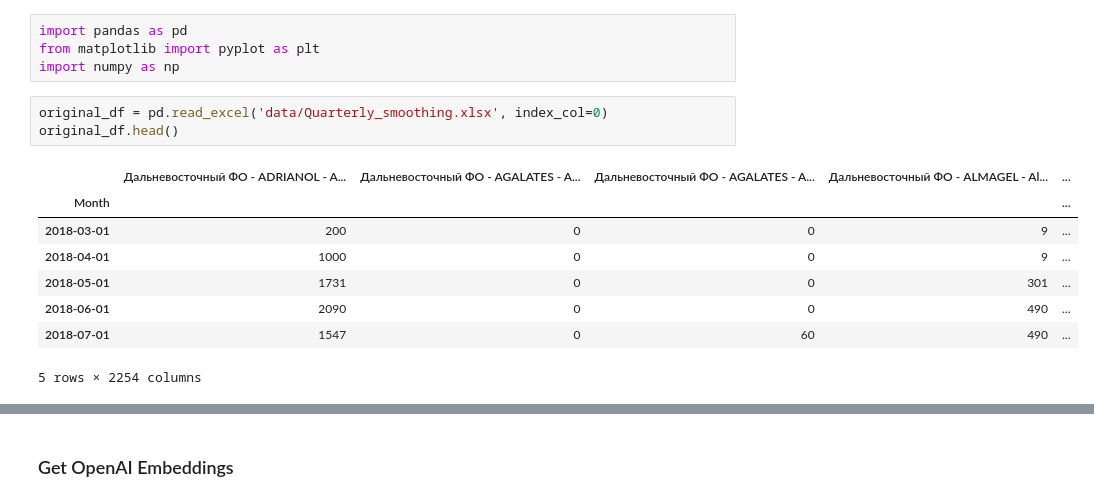
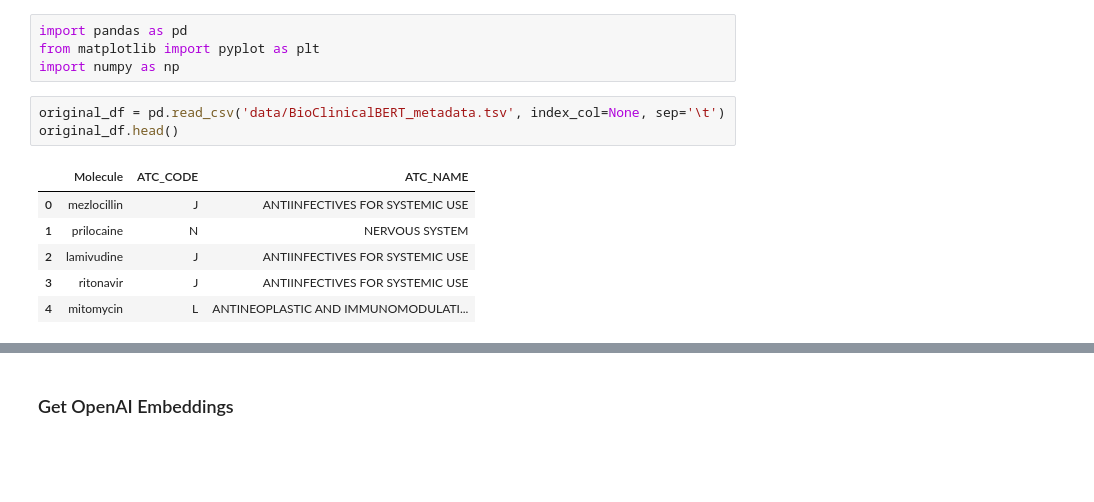
Before and after one commit to ariellubonja/drugs-embedding, a Jupyter notebook: openai-embeddings.ipynb, the cells around one changed output, grey strips where cells are left out. Drawn from its saved outputs; the diff is of its cells as text; blank space fills up the shorter version.

```diff
--- a/openai-embeddings.ipynb
+++ b/openai-embeddings.ipynb
@@ -3,14 +3,12 @@ import pandas as pd
 from matplotlib import pyplot as plt
 import numpy as np
 # %%
-original_df = pd.read_excel('data/Quarterly_smoothing.xlsx', index_col=0)
+original_df = pd.read_csv('data/BioClinicalBERT_metadata.tsv', index_col=None, sep='\t')
 original_df.head()
 # %% [output]
-|  | Дальневосточный ФО - ADRIANOL - A... | Дальневосточный ФО - AGALATES - A... | Дальневосточный ФО - AGALATES - A... | Дальневосточный ФО - ALMAGEL - Al... | ... |
-| Month |  |  |  |  | ... |
-| 2018-03-01 | 200 | 0 | 0 | 9 | ... |
-| 2018-04-01 | 1000 | 0 | 0 | 9 | ... |
-| 2018-05-01 | 1731 | 0 | 0 | 301 | ... |
-| 2018-06-01 | 2090 | 0 | 0 | 490 | ... |
-| 2018-07-01 | 1547 | 0 | 60 | 490 | ... |
+|  | Molecule | ATC_CODE | ATC_NAME |
+| 0 | mezlocillin | J | ANTIINFECTIVES FOR SYSTEMIC USE |
+| 1 | prilocaine | N | NERVOUS SYSTEM |
+| 2 | lamivudine | J | ANTIINFECTIVES FOR SYSTEMIC USE |
+| 3 | ritonavir | J | ANTIINFECTIVES FOR SYSTEMIC USE |
+| 4 | mitomycin | L | ANTINEOPLASTIC AND IMMUNOMODULATI... |
-5 rows × 2254 columns
```
Also changed, not shown: parts of 18 cells of this notebook, 1 other file.
